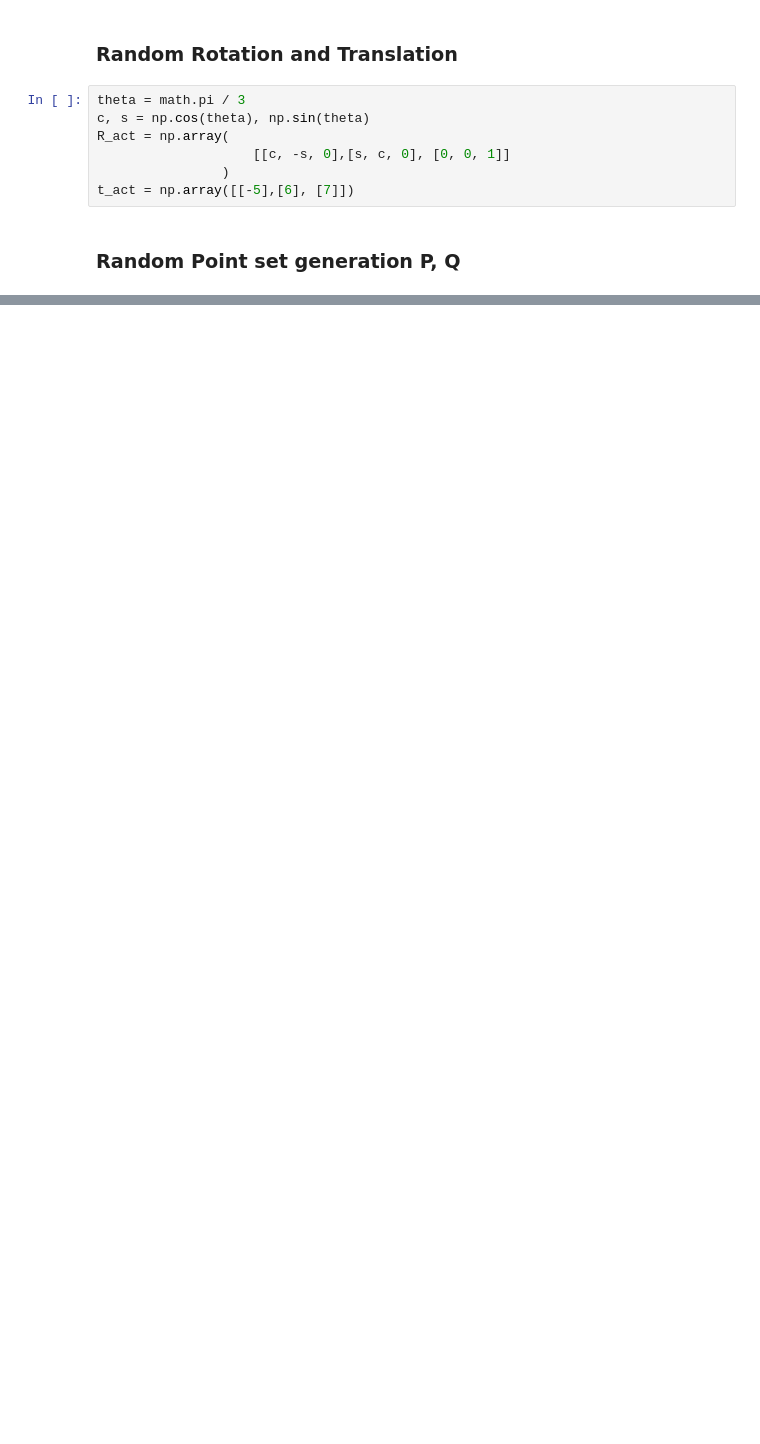
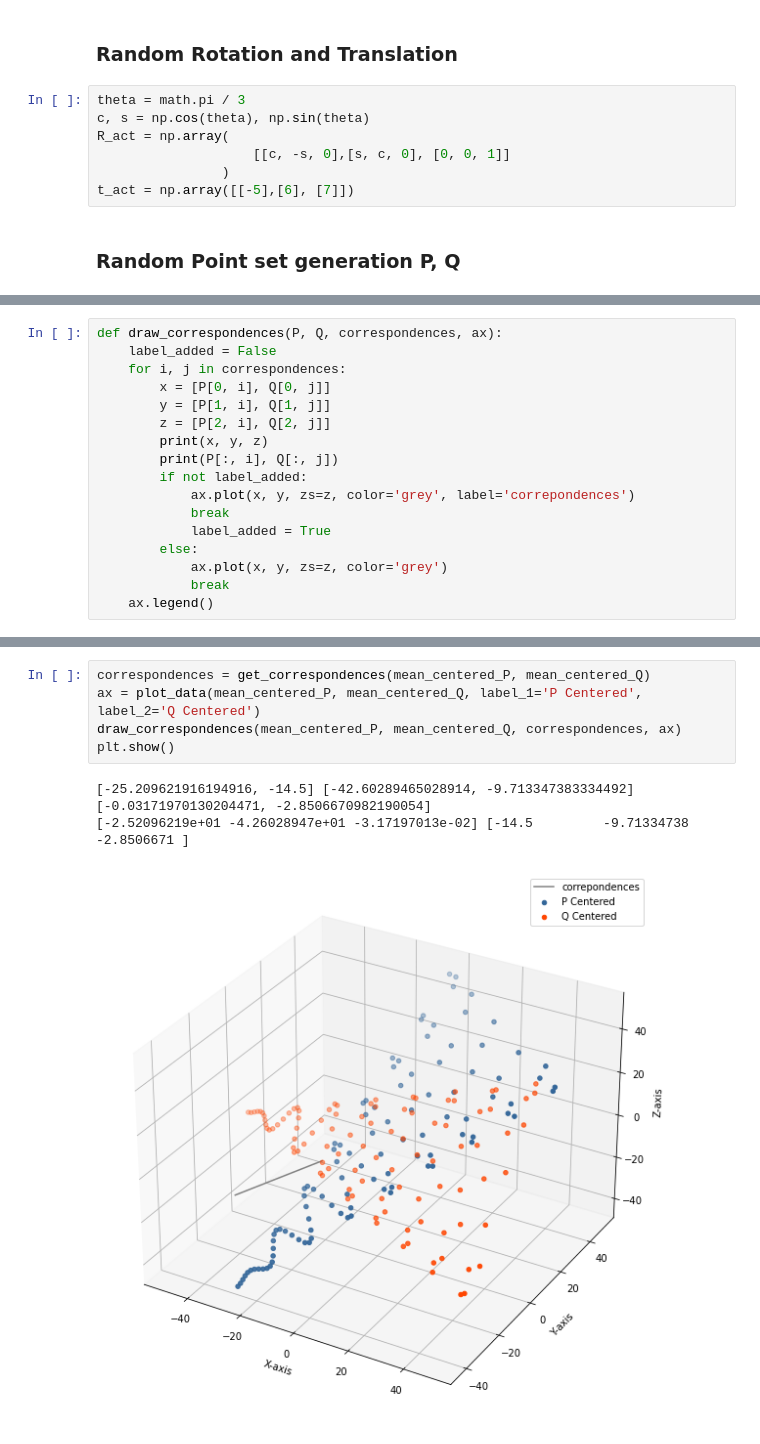
Before and after one commit to dhawals1939/Advanced-Graphics-AR-and-VR, a Jupyter notebook: 2019201089-Assignment3/ICP SVD.ipynb, the cells around one changed output, grey strips where cells are left out. Cells and saved outputs as stored; diff of their text form; blank space fills up the shorter version.

```diff
--- a/2019201089-Assignment3/ICP SVD.ipynb
+++ b/2019201089-Assignment3/ICP SVD.ipynb
@@ -39,0 +61,17 @@ plt.show()
+# %%
+def draw_correspondences(P, Q, correspondences, ax):
+    label_added = False
+    for i, j in correspondences:
+        x = [P[0, i], Q[0, j]]
+        y = [P[1, i], Q[1, j]]
+        z = [P[2, i], Q[2, j]]
+        print(x, y, z)
+        print(P[:, i], Q[:, j])
+        if not label_added:
+            ax.plot(x, y, zs=z, color='grey', label='correpondences')
+            break
+            label_added = True
+        else:
+            ax.plot(x, y, zs=z, color='grey')
+            break
+    ax.legend()
@@ -39,0 +94,9 @@ plt.show()
+# %%
+correspondences = get_correspondences(mean_centered_P, mean_centered_Q)
+ax = plot_data(mean_centered_P, mean_centered_Q, label_1='P Centered', label_2='Q Centered')
+draw_correspondences(mean_centered_P, mean_centered_Q, correspondences, ax)
+plt.show()
+# %% [output]
+[-25.209621916194916, -14.5] [-42.60289465028914, -9.713347383334492] [-0.03171970130204471, -2.8506670982190054]
+[-2.52096219e+01 -4.26028947e+01 -3.17197013e-02] [-14.5         -9.71334738  -2.8506671 ]
+[figure, added]
```
Also changed, not shown: parts of 7 cells of this notebook.
